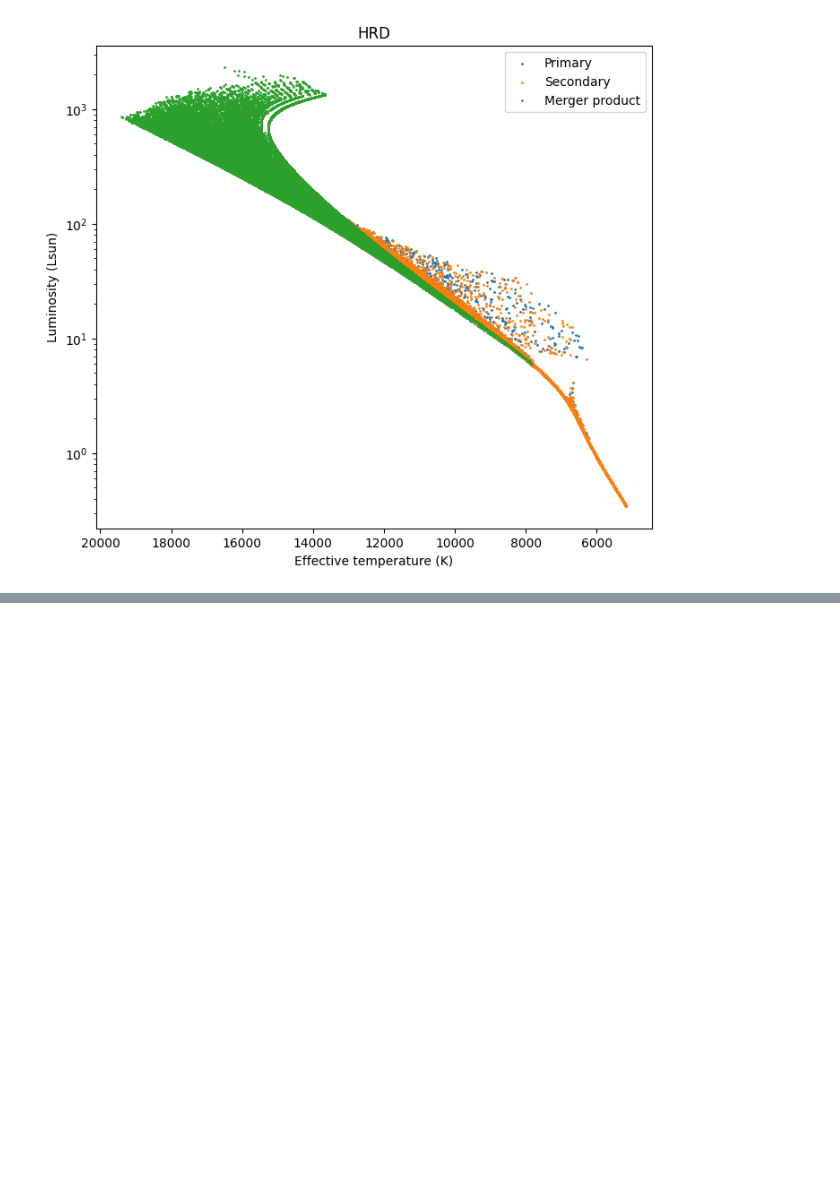
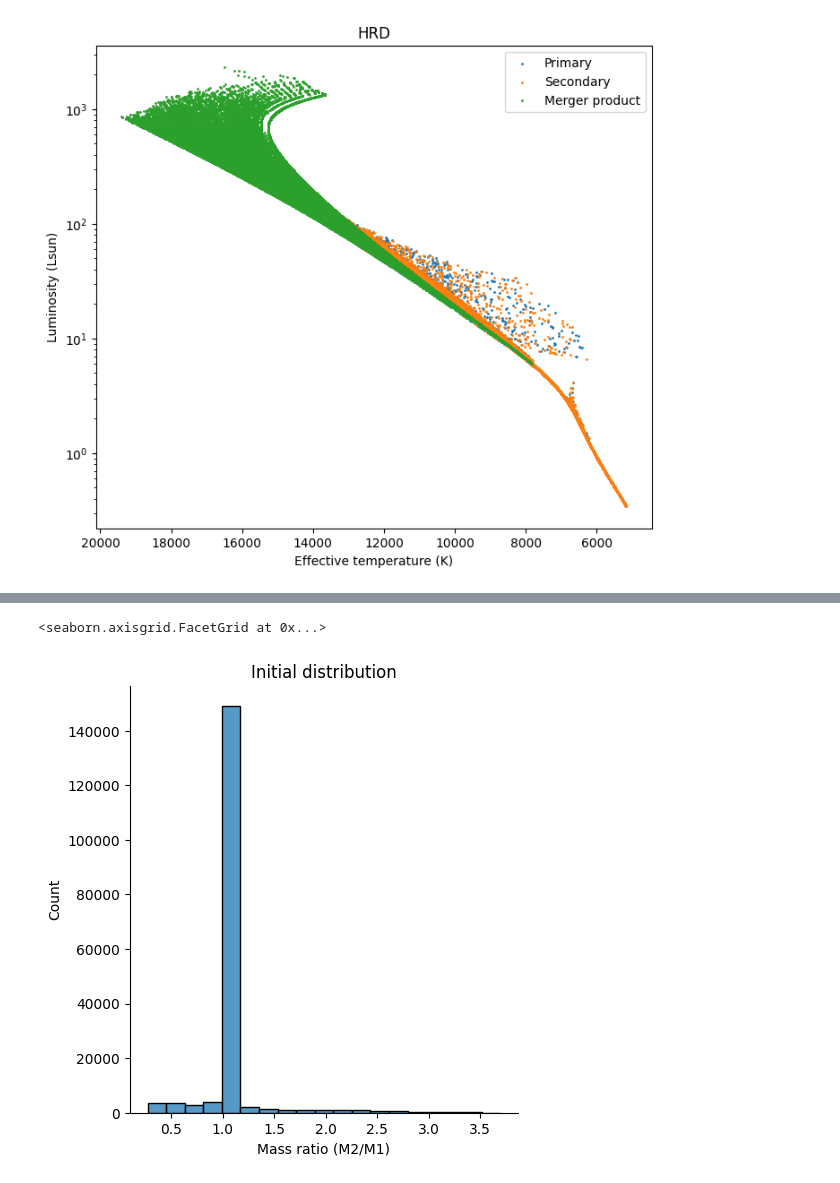
Before and after one commit to mkim0029/COMPAS, a Jupyter notebook: src/Initial_distribution/read.ipynb, the cells around one changed output, grey strips where cells are left out. Saved outputs shown, nothing was run; the diff lists cells and outputs as text; code cells hidden in the pictures; blank space fills up the shorter version.

```diff
--- a/src/Initial_distribution/read.ipynb
+++ b/src/Initial_distribution/read.ipynb
@@ -49,0 +82,7 @@ plt.legend()
+# %%
+merger_SP_df.loc[:, "q"] = merger_SP_df.Mass_ZAMS2 / merger_SP_df.Mass_ZAMS1
+ax = sns.displot(merger_SP_df, x="q") #kind="kde")
+ax.set(xlabel='Mass ratio (M2/M1)', ylabel='Count', title='Initial distribution')
+# %% [output]
+<seaborn.axisgrid.FacetGrid at 0x...>
+[figure, added]
```
Also changed, not shown: parts of 8 cells of this notebook, 1 other file.
